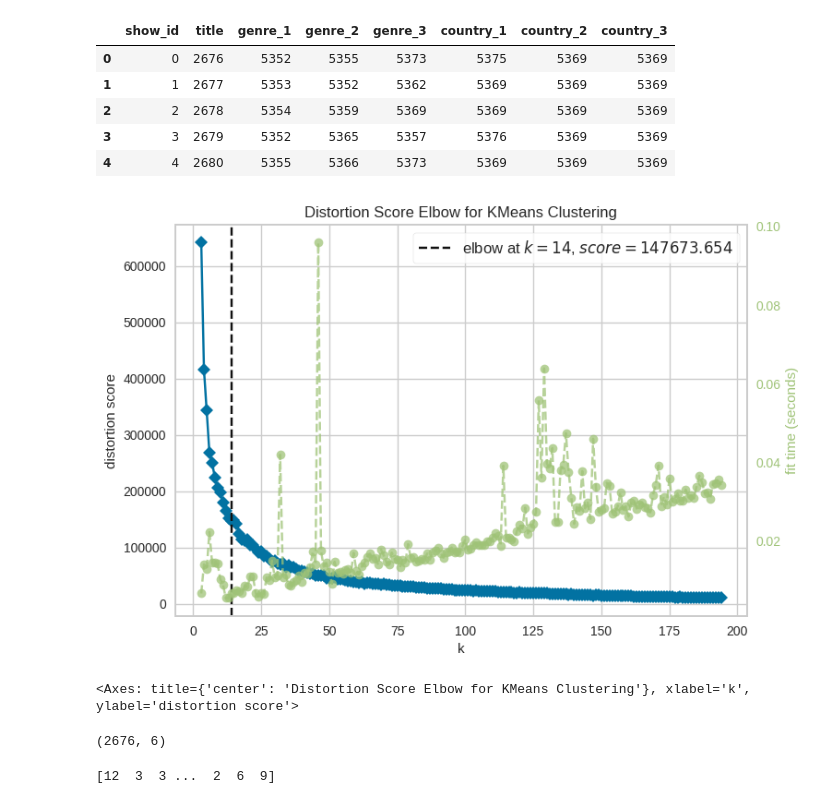
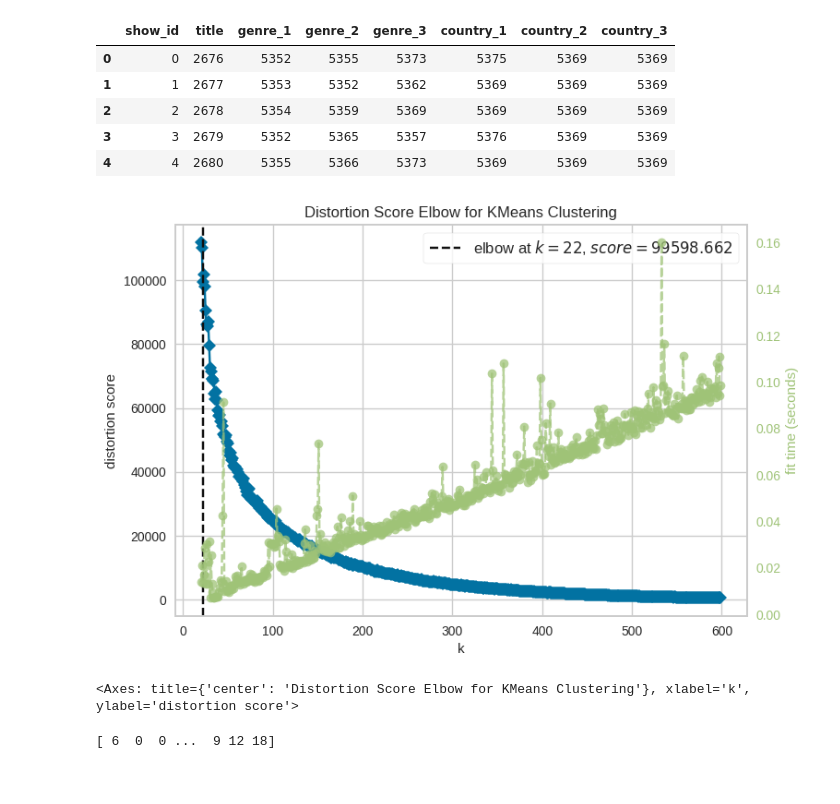
Before and after one commit to Kmaev/ml_ai_first_sprint, a Jupyter notebook: w_06_k_means_tv_series_recomendation_draft_02.ipynb, the cells around one changed output. Drawn from its saved outputs; the diff is of its cells as text; code cells hidden in the pictures.

```diff
--- a/w_06_k_means_tv_series_recomendation_draft_02.ipynb
+++ b/w_06_k_means_tv_series_recomendation_draft_02.ipynb
@@ -131,29 +131,20 @@ from sklearn.cluster import KMeans
 from yellowbrick.cluster import KElbowVisualizer
 # %%
 model = KMeans()
-visualizer = KElbowVisualizer(model, k=(3,(3*65)), metric='distortion')
-column_weights = np.ones(X.shape[1])
-column_weights[5] = 0.7
+visualizer = KElbowVisualizer(model, k=(20,(20*30)), metric='distortion')
 
-#print(column_weights)
-X_scaled= X * column_weights
-
-visualizer.fit(X_scaled)
+visualizer.fit(X)
 visualizer.show()
 # %% [output]
-[figure, old version]
+[figure, new version]
 <Axes: title={'center': 'Distortion Score Elbow for KMeans Clustering'}, xlabel='k', ylabel='distortion score'>
-# %%
-X.shape
-# %% [output]
-(2676, 6)
 # %%
-kmeans_model = KMeans(n_clusters =15, random_state=1, algorithm='elkan')
+kmeans_model = KMeans(n_clusters =22, random_state=0, algorithm='elkan')
 
 y_Kmeans = kmeans_model.fit_predict(X)
 print(y_Kmeans)
 # %% [output]
-[12  3  3 ...  2  6  9]
+[ 6  0  0 ...  9 12 18]
 # %%
 df_cluster = tv_series_df.copy()
 # %%
```
Also changed, not shown: parts of 2 cells of this notebook.
